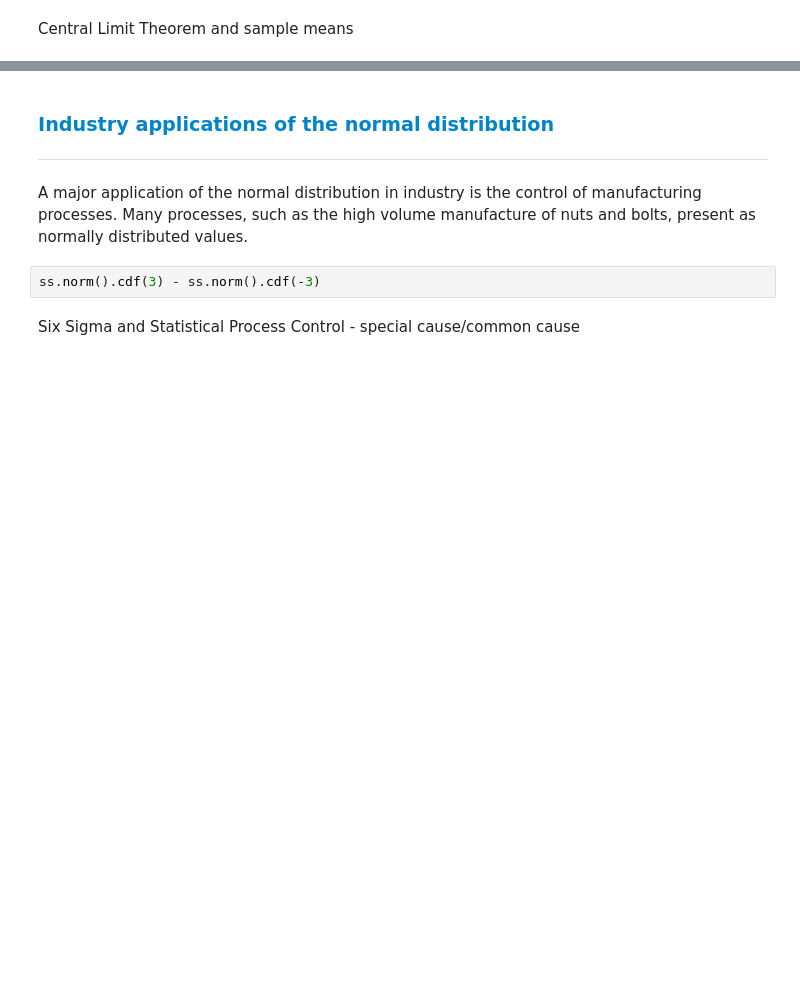
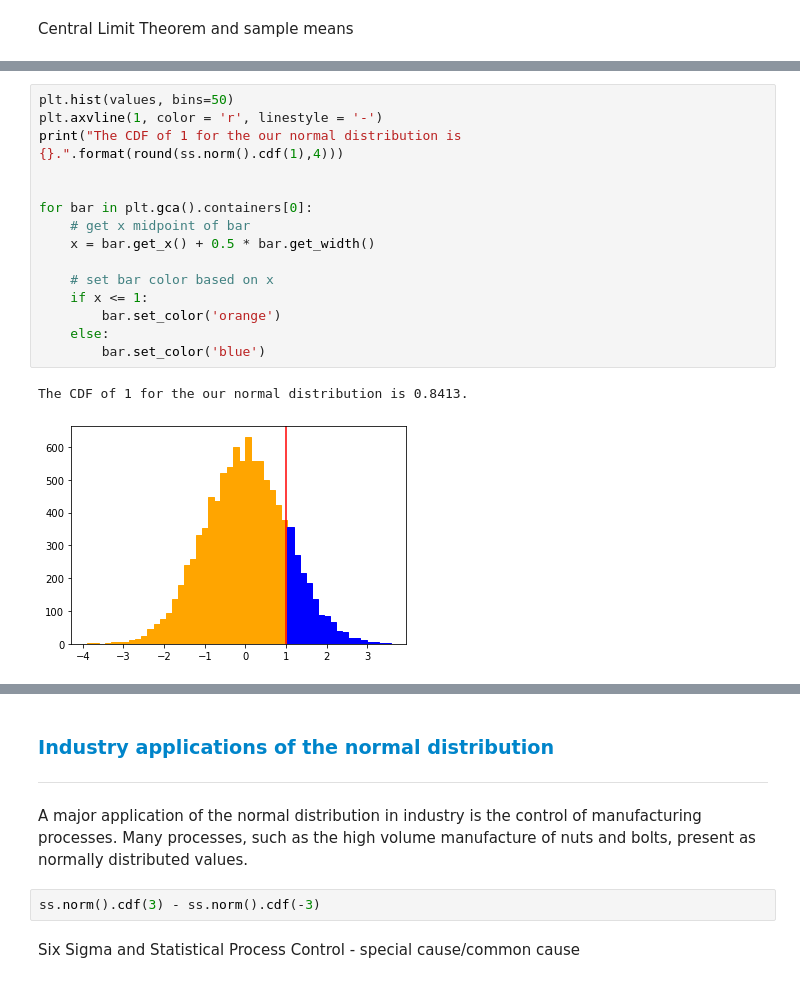
Before and after one commit to dreapadoir/FundDA, a Jupyter notebook: Normal Distribution.ipynb, the cells around one changed output, grey strips where cells are left out. Saved outputs shown, nothing was run; the diff lists cells and outputs as text; blank space fills up the shorter version.

```diff
--- a/Normal Distribution.ipynb
+++ b/Normal Distribution.ipynb
@@ -49,0 +78,18 @@ Cumulative Distribution Function
+# %%
+plt.hist(values, bins=50)
+plt.axvline(1, color = 'r', linestyle = '-')
+print("The CDF of 1 for the our normal distribution is {}.".format(round(ss.norm().cdf(1),4)))
+
+
+for bar in plt.gca().containers[0]:
+    # get x midpoint of bar
+    x = bar.get_x() + 0.5 * bar.get_width()
+
+    # set bar color based on x
+    if x <= 1:
+        bar.set_color('orange')
+    else:
+        bar.set_color('blue')
+# %% [output]
+The CDF of 1 for the our normal distribution is 0.8413.
+[figure, added]
```
Also changed, not shown: parts of 7 cells of this notebook.
